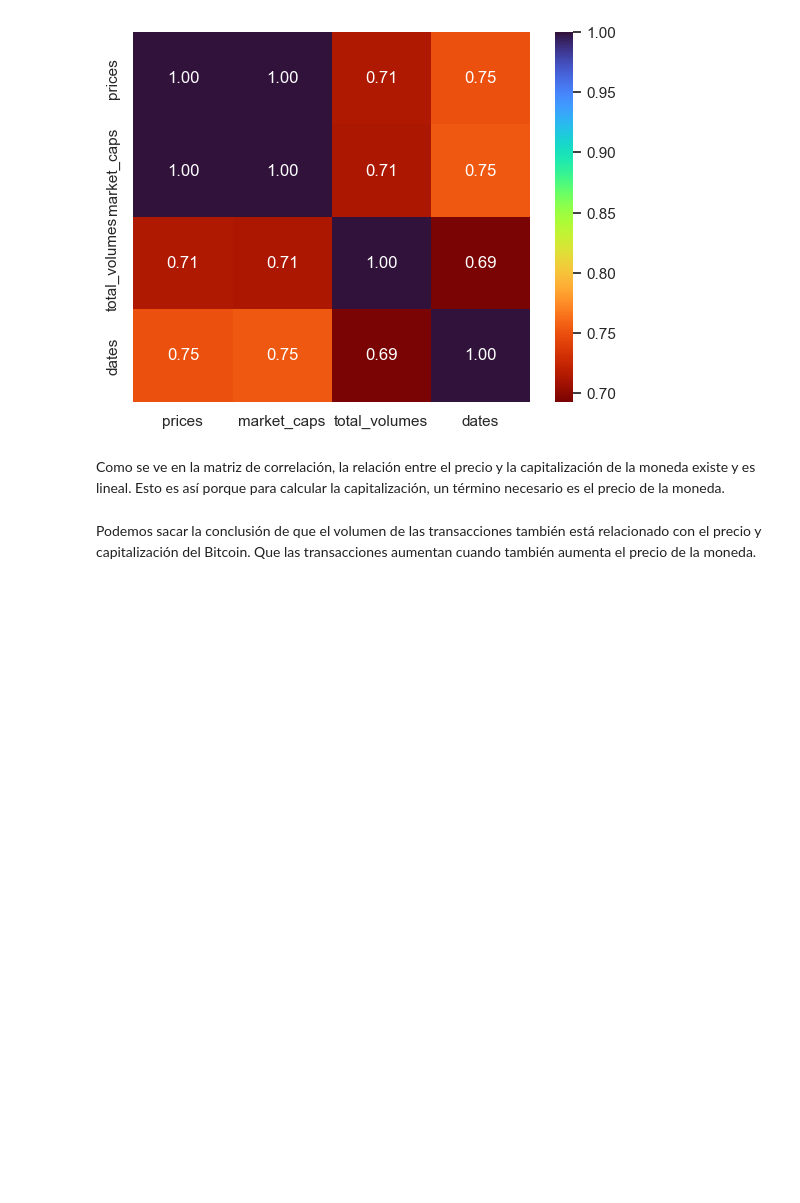
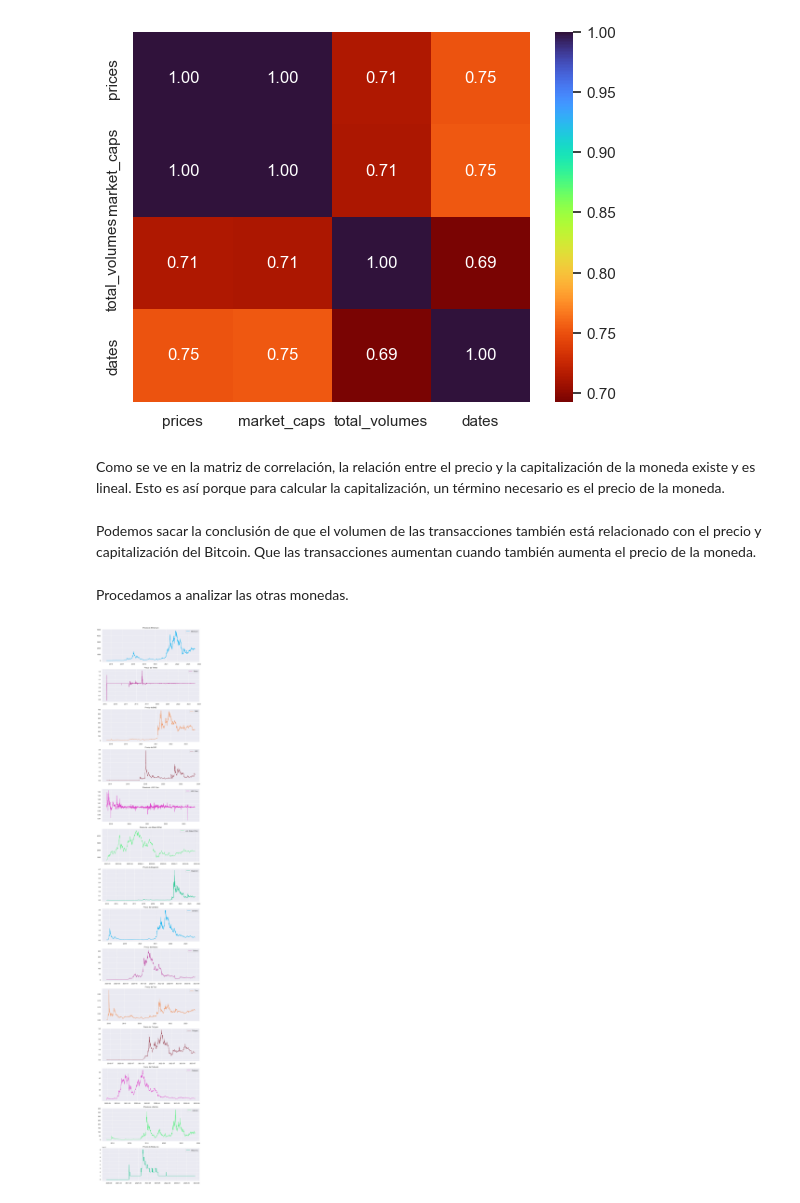
Before and after one commit to Mariagustin-Prg/PI-DA_CoinGekco, a Jupyter notebook: Exploratory Data Analytics.ipynb, the cells around one changed output. Cells and saved outputs as stored; diff of their text form; code cells hidden in the pictures; blank space fills up the shorter version.

```diff
--- a/Exploratory Data Analytics.ipynb
+++ b/Exploratory Data Analytics.ipynb
@@ -520,3 +522,42 @@ sns.heatmap(corr, cmap= 'turbo_r', annot= True, fmt=".2f")
 Como se ve en la matriz de correlación, la relación entre el precio y la capitalización de la moneda existe y es lineal. Esto es así porque para calcular la capitalización, un término necesario es el precio de la moneda.
 # %% [markdown]
 Podemos sacar la conclusión de que el volumen de las transacciones también está relacionado con el precio y capitalización del Bitcoin. Que las transacciones aumentan cuando también aumenta el precio de la moneda.
+# %% [markdown]
+Procedamos a analizar las otras monedas.
+# %%
+list_coins = ["ethereum", 'tether', 'binancecoin', 'ripple',
+            'usd-coin', 'staked-ether', 'dogecoin', 'cardano', 'solana',
+            'tron', 'matic-network', 'polkadot' ,'litecoin', 'shiba-inu']
+list_names = [
+    'Ethereum', 'Tether', 'BNB', 'XRP', 'USD Coin', 'Lido Staker Ether',
+    'Dogecoin', 'Cardano', 'Solana', 'Tron', 'Polygon', 'Polkadot', 'Litecoin', 'Shiba-Inu'
+]
+colors = ["#0ab3f1", "#bb3a9c", "#f09765", "#a25462", "#de42ca", "#5ef185", "#03c282"]
+
+
+fig, axs = plt.subplots(14, 1, figsize= (10, 52))
+
+for n, coin in enumerate(list_coins):
+    url = f'https://api.coingecko.com/api/v3/coins/{coin}/market_chart?vs_currency=usd&days=max&interval=daily&precision=5'
+
+    response = urlopen(url)
+    data = json.loads(response.read())
+    df_coin2 = pd.DataFrame(data)
+    df_coin2
+
+    df_coin2['dates'] = [x[0] for x in df_coin2['prices']]
+    df_coin2['dates'] = df_coin2['dates'].apply(lambda x: x / 1000)
+    df_coin2['dates'] = df_coin2['dates'].apply(lambda x: datetime.datetime.utcfromtimestamp(x))
+    df_coin2['prices'] = [x[1] for x in df_coin2['prices']]
+    df_coin2['market_caps'] = [x[1] for x in df_coin2['market_caps']]
+    df_coin2['total_volumes'] = [x[1] for x in df_coin2['total_volumes']]
+
+    axs[n].plot(df_coin2['dates'], df_coin2['prices'], label= list_names[n], color= colors[n%7])
+    axs[n].set_title(f"Precio de {list_names[n]}")
+    axs[n].legend()
+
+
+plt.tight_layout()
+plt.show()
+# %% [output]
+[figure, added]
```
Also changed, not shown: parts of 31 cells of this notebook, 1 other file.
